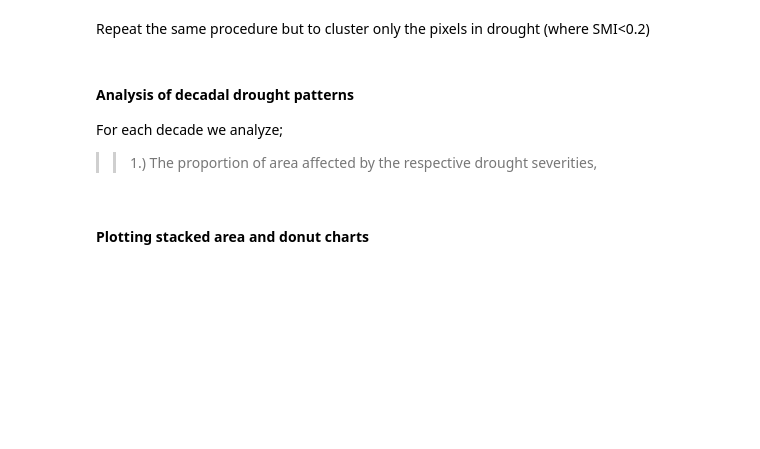
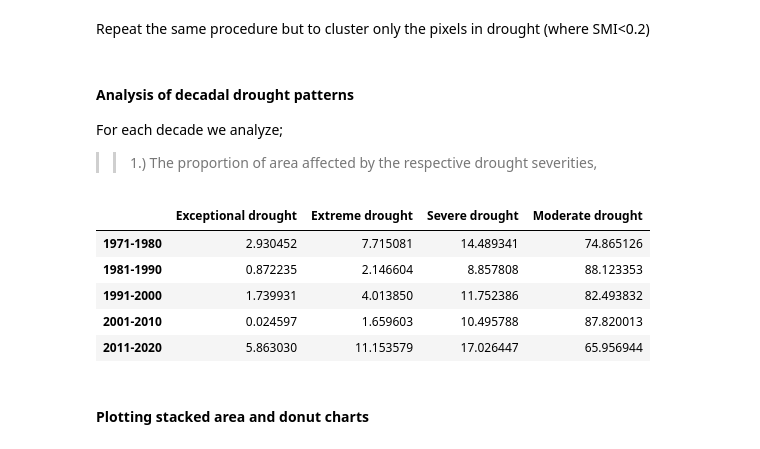
Before and after one commit to klekarkar/mHM_IO_dataprocessing, a Jupyter notebook: SMI_journal_plotting.ipynb, the cells around one changed output. Saved outputs shown, nothing was run; the diff lists cells and outputs as text; code cells hidden in the pictures; blank space fills up the shorter version.

```diff
--- a/SMI_journal_plotting.ipynb
+++ b/SMI_journal_plotting.ipynb
@@ -146,6 +146,15 @@ variable = 'SMI'
 
 #use the decadal drought area function to calculate the area affected by each drought category for each decade
 drought_area_df = mdf.decadal_drought_area(smi_drought, decades, variable, drought_thresholds, labels)
+# %%
+drought_area_df
+# %% [output]
+|  | Exceptional drought | Extreme drought | Severe drought | Moderate drought |
+| 1971-1980 | 2.930452 | 7.715081 | 14.489341 | 74.865126 |
+| 1981-1990 | 0.872235 | 2.146604 | 8.857808 | 88.123353 |
+| 1991-2000 | 1.739931 | 4.013850 | 11.752386 | 82.493832 |
+| 2001-2010 | 0.024597 | 1.659603 | 10.495788 | 87.820013 |
+| 2011-2020 | 5.863030 | 11.153579 | 17.026447 | 65.956944 |
 # %% [markdown]
 #### Plotting stacked area and donut charts
 # %%
```
Also changed, not shown: parts of 8 cells of this notebook, 14 other files.
